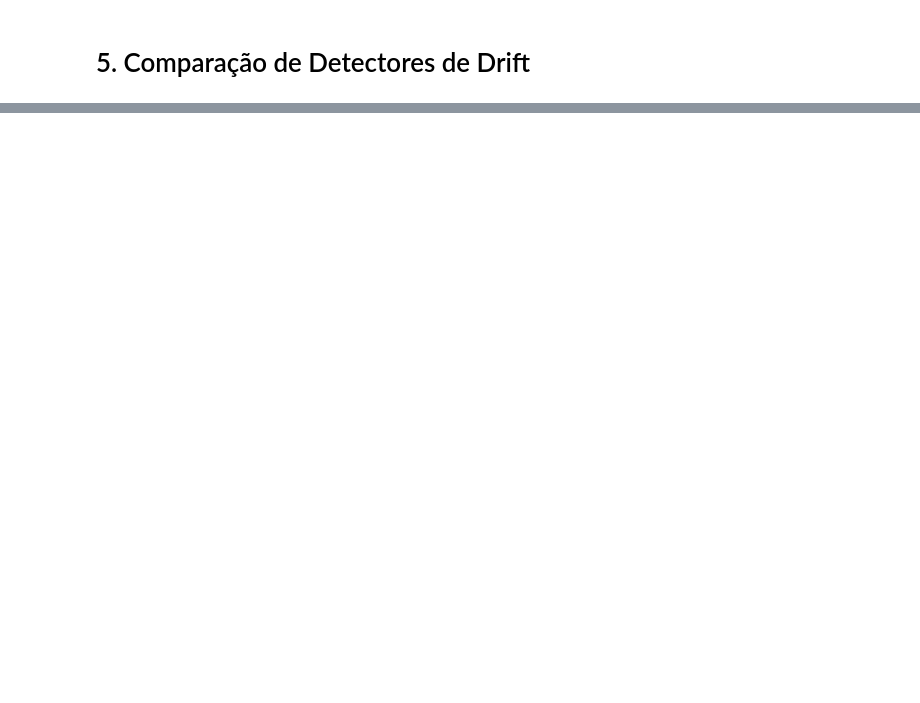
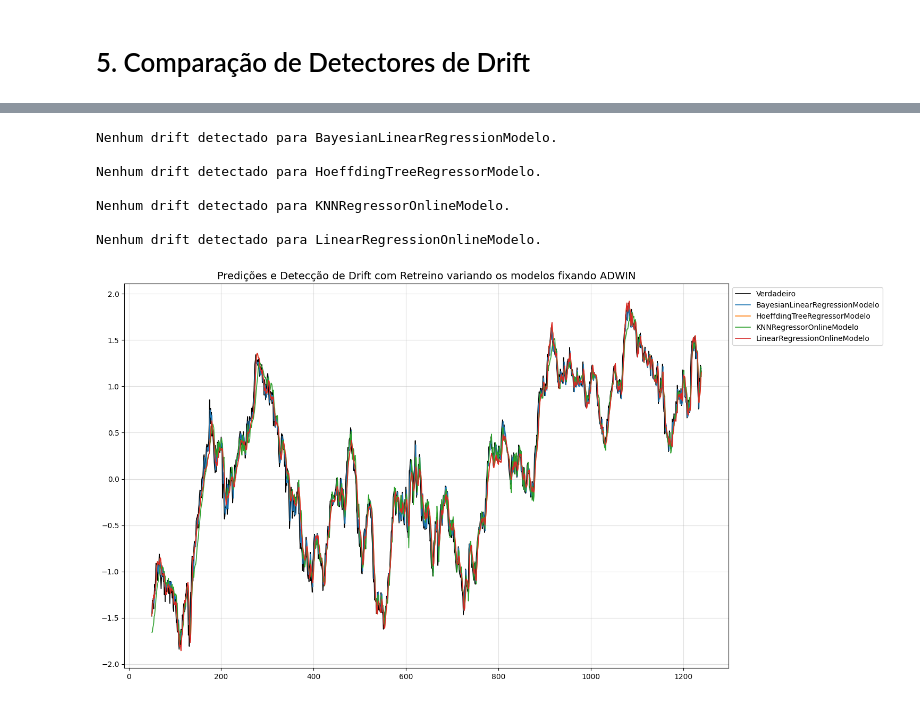
Before and after one commit to gabrielfers/Drift-Detection-PIBIC, a Jupyter notebook: active_drift_detectors_refactored.ipynb, the cells around one changed output, grey strips where cells are left out. Drawn from its saved outputs; the diff is of its cells as text; code cells hidden in the pictures; blank space fills up the shorter version.

```diff
--- a/active_drift_detectors_refactored.ipynb
+++ b/active_drift_detectors_refactored.ipynb
@@ -526,0 +476,28 @@ Drift detectado para KSWINDetector nos índices: [154, 302, 452, 600, 748, 897,
+# %%
+resultados = {}
+deteccoes_por_modelo = {}
+dados_para_csv = []
+
+modelos_online = [
+        BayesianLinearRegressionModelo,
+        HoeffdingTreeRegressorModelo,
+        KNNRegressorOnlineModelo,
+        LinearRegressionOnlineModelo
+    ]
+
+for modelo_classe in modelos_online:
+    print(f"\nExecutando prequential para {modelo_classe.__name__}...")
+
+    predicoes, mae, desvio_padrao = DriftEvaluator.prequential_passivo(X, Y, tamanho_batch, modelo_classe)
+    resultados[modelo_classe.__name__] = predicoes
+
+    dados_para_csv.append({
+        'Modelo': modelo_classe.__name__,
+        'MAE_Medio': mae.get(),
+        'Std_Dev_Medio': desvio_padrao
+    })
+
+SaveCSV.salvar_resultados_csv(
+    dados_para_csv=dados_para_csv,
+    nome_arquivo_csv='resultados_prequential_passivo2'
+)
@@ -526,0 +522,17 @@ Drift detectado para KSWINDetector nos índices: [154, 302, 452, 600, 748, 897,
+# %%
+Visualizer.plotar_resultados(
+    Y,
+    list(resultados.values()),
+    list(resultados.keys()),
+    deteccoes_por_modelo={},
+    tamanho_batch=tamanho_batch,
+)
+# %% [output]
+Nenhum drift detectado para BayesianLinearRegressionModelo.
+
+Nenhum drift detectado para HoeffdingTreeRegressorModelo.
+
+Nenhum drift detectado para KNNRegressorOnlineModelo.
+
+Nenhum drift detectado para LinearRegressionOnlineModelo.
+[figure, added]
```
Also changed, not shown: parts of 11 cells of this notebook, 9 other files.
